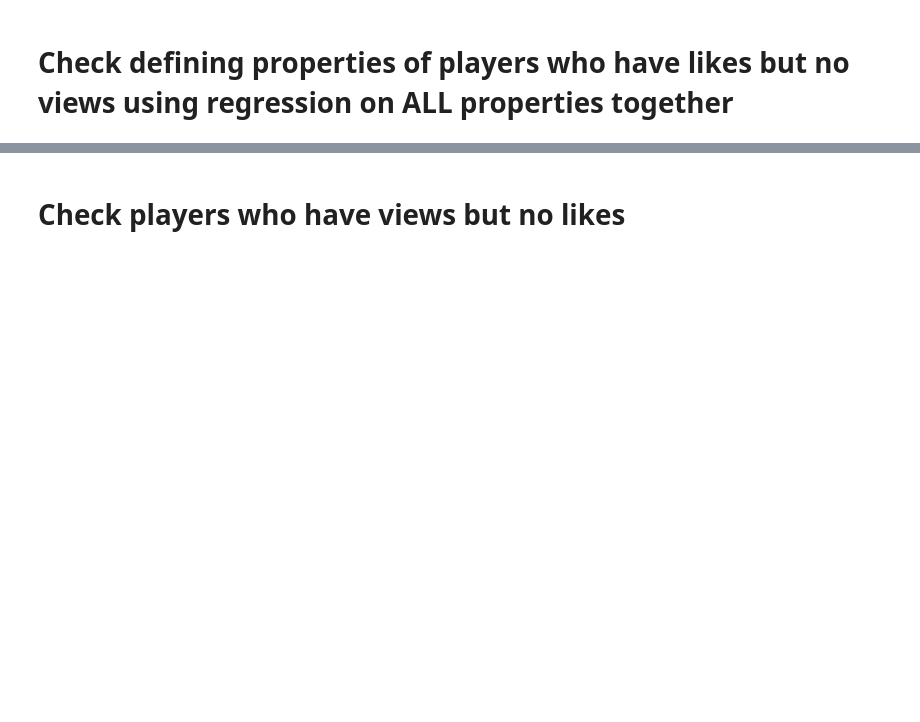
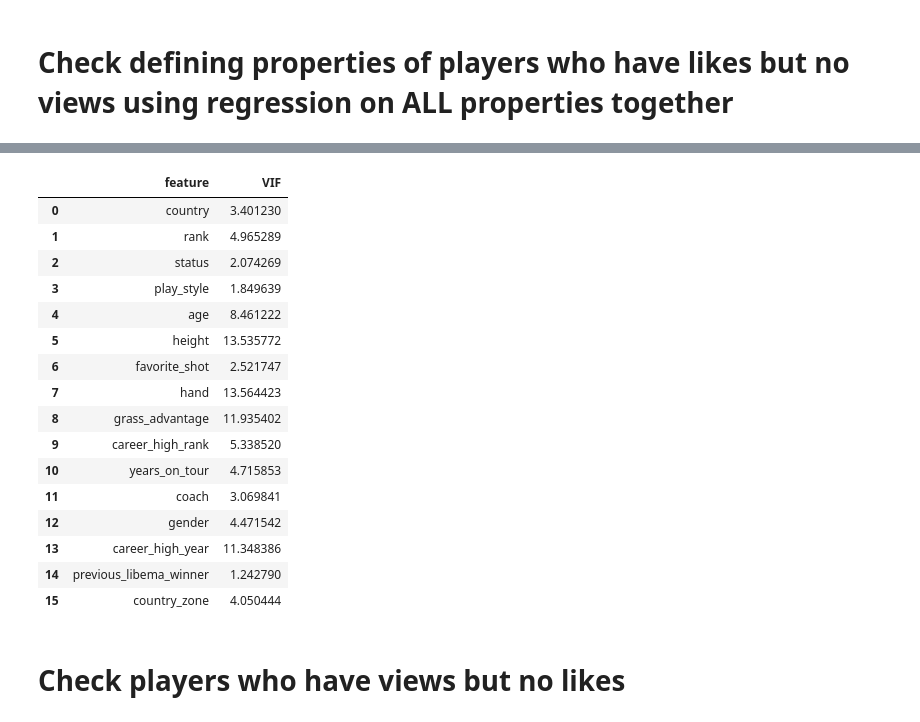
Before and after one commit to AsafKed/tennis-router, a Jupyter notebook: backend/analysis.ipynb, the cells around one changed output, grey strips where cells are left out. Cells and saved outputs as stored; diff of their text form; code cells hidden in the pictures; blank space fills up the shorter version.

```diff
--- a/backend/analysis.ipynb
+++ b/backend/analysis.ipynb
@@ -1213,3 +1364,29 @@ with open('./results/like_personality_tag_regression.tex', 'w') as f:
+# %%
+from statsmodels.stats.outliers_influence import variance_inflation_factor
+# Check the multicollinearity with VIF
+vif_data = pd.DataFrame()
+vif_data["feature"] = players_df.columns
+
+vif_data["VIF"] = [variance_inflation_factor(players_df.values, i) if len(players_df[column].unique()) > 1 else 0 for i, column in enumerate(players_df.columns)]
+vif_data
+# %% [output]
+|  | feature | VIF |
+| 0 | country | 3.401230 |
+| 1 | rank | 4.965289 |
+| 2 | status | 2.074269 |
+| 3 | play_style | 1.849639 |
+| 4 | age | 8.461222 |
+| 5 | height | 13.535772 |
+| 6 | favorite_shot | 2.521747 |
+| 7 | hand | 13.564423 |
+| 8 | grass_advantage | 11.935402 |
+| 9 | career_high_rank | 5.338520 |
+| 10 | years_on_tour | 4.715853 |
+| 11 | coach | 3.069841 |
+| 12 | gender | 4.471542 |
+| 13 | career_high_year | 11.348386 |
+| 14 | previous_libema_winner | 1.242790 |
+| 15 | country_zone | 4.050444 |
 # %% [markdown]
 # Check players who have views but no likes
 # %% [markdown]
```
Also changed, not shown: parts of 13 cells of this notebook, 22 other files.
